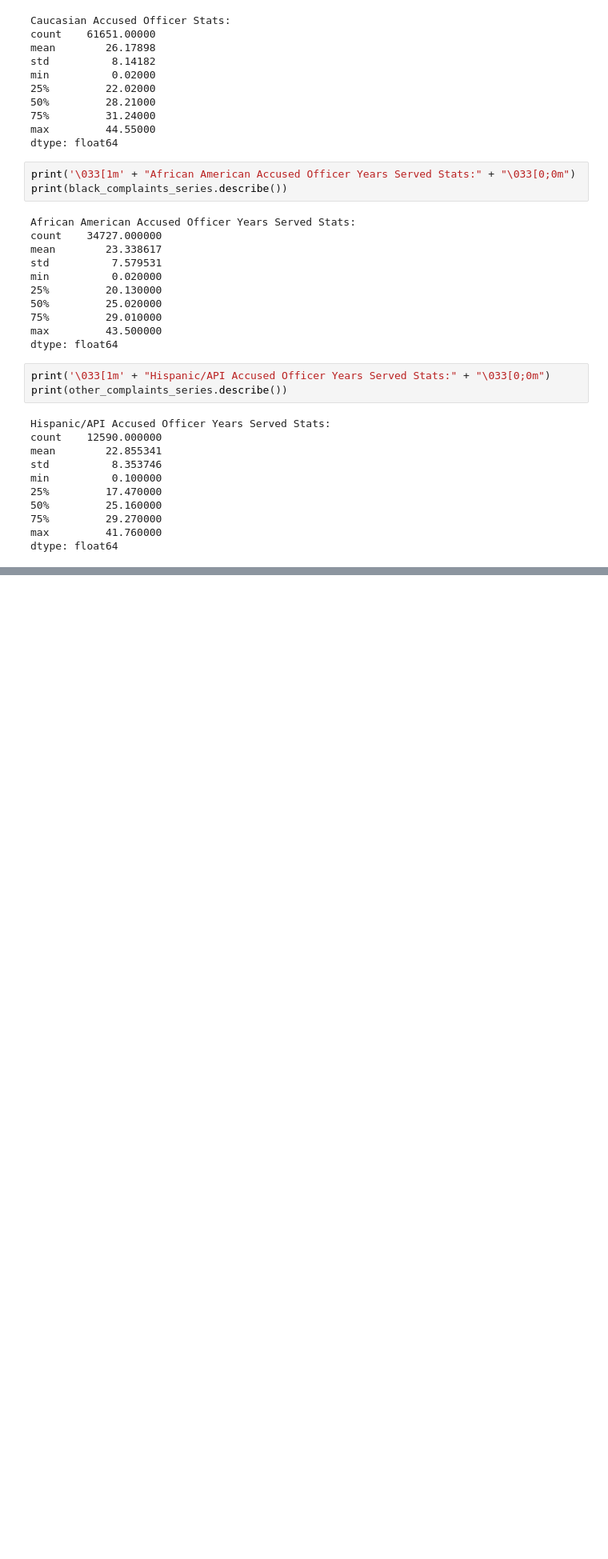
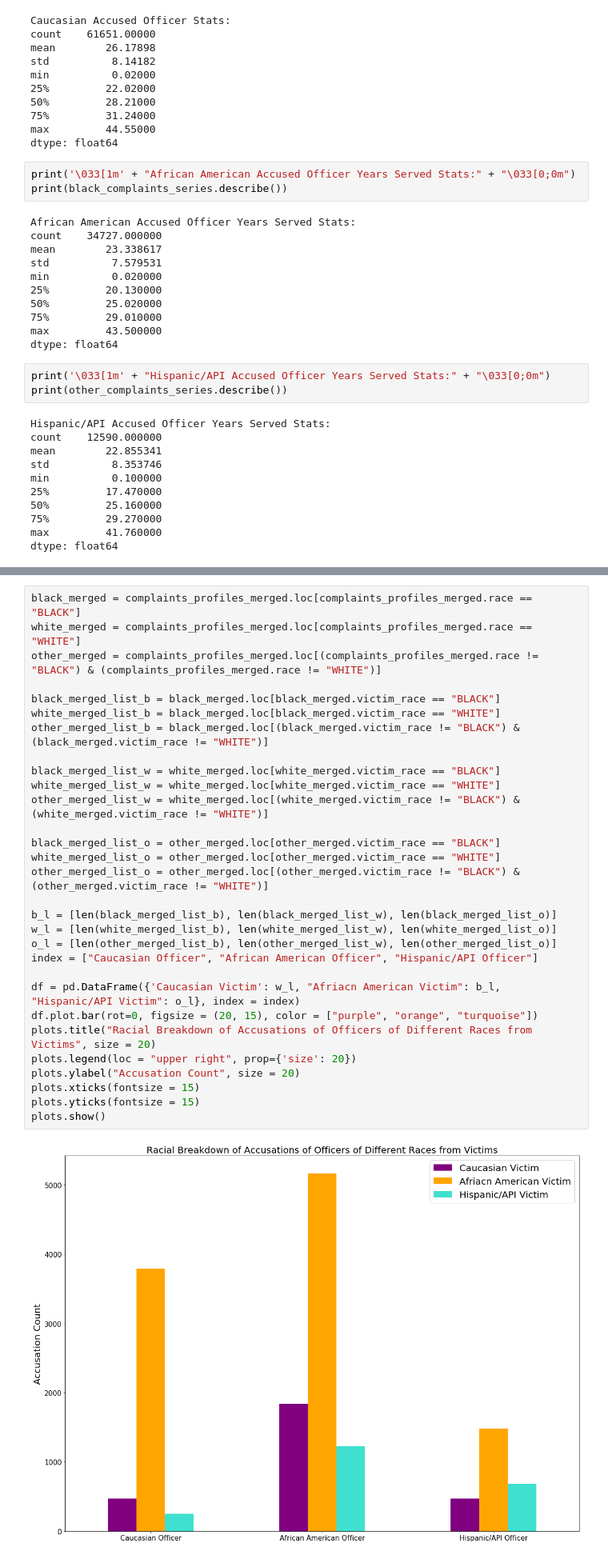
Before and after one commit to kooshaj/Fair-Policing-Analysis-Chicago-PD, a Jupyter notebook: code/koosha_years_served_complaints.ipynb, the cells around one changed output, grey strips where cells are left out. Shown at 80% size. Saved outputs shown, nothing was run; the diff lists cells and outputs as text; blank space fills up the shorter version.

```diff
--- a/code/koosha_years_served_complaints.ipynb
+++ b/code/koosha_years_served_complaints.ipynb
@@ -464,0 +466,32 @@ complaints_profiles_merged
+# %%
+black_merged = complaints_profiles_merged.loc[complaints_profiles_merged.race == "BLACK"]
+white_merged = complaints_profiles_merged.loc[complaints_profiles_merged.race == "WHITE"]
+other_merged = complaints_profiles_merged.loc[(complaints_profiles_merged.race != "BLACK") & (complaints_profiles_merged.race != "WHITE")]
+
+black_merged_list_b = black_merged.loc[black_merged.victim_race == "BLACK"]
+white_merged_list_b = black_merged.loc[black_merged.victim_race == "WHITE"]
+other_merged_list_b = black_merged.loc[(black_merged.victim_race != "BLACK") & (black_merged.victim_race != "WHITE")]
+
+black_merged_list_w = white_merged.loc[white_merged.victim_race == "BLACK"]
+white_merged_list_w = white_merged.loc[white_merged.victim_race == "WHITE"]
+other_merged_list_w = white_merged.loc[(white_merged.victim_race != "BLACK") & (white_merged.victim_race != "WHITE")]
+
+black_merged_list_o = other_merged.loc[other_merged.victim_race == "BLACK"]
+white_merged_list_o = other_merged.loc[other_merged.victim_race == "WHITE"]
+other_merged_list_o = other_merged.loc[(other_merged.victim_race != "BLACK") & (other_merged.victim_race != "WHITE")]
+
+b_l = [len(black_merged_list_b), len(black_merged_list_w), len(black_merged_list_o)]
+w_l = [len(white_merged_list_b), len(white_merged_list_w), len(white_merged_list_o)]
+o_l = [len(other_merged_list_b), len(other_merged_list_w), len(other_merged_list_o)]
+index = ["Caucasian Officer", "African American Officer", "Hispanic/API Officer"]
+
+df = pd.DataFrame({'Caucasian Victim': w_l, "Afriacn American Victim": b_l, "Hispanic/API Victim": o_l}, index = index)
+df.plot.bar(rot=0, figsize = (20, 15), color = ["purple", "orange", "turquoise"])
+plots.title("Racial Breakdown of Accusations of Officers of Different Races from Victims", size = 20)
+plots.legend(loc = "upper right", prop={'size': 20})
+plots.ylabel("Accusation Count", size = 20)
+plots.xticks(fontsize = 15)
+plots.yticks(fontsize = 15)
+plots.show()
+# %% [output]
+[figure, added]
```
Also changed, not shown: parts of 4 cells of this notebook, 1 other file.
